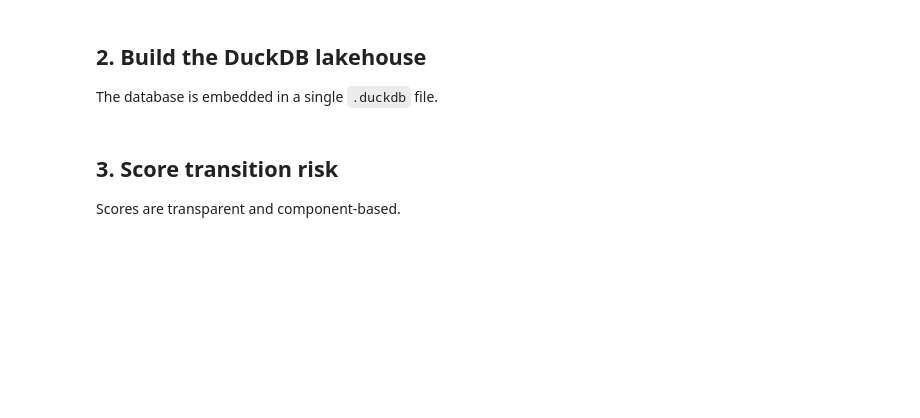
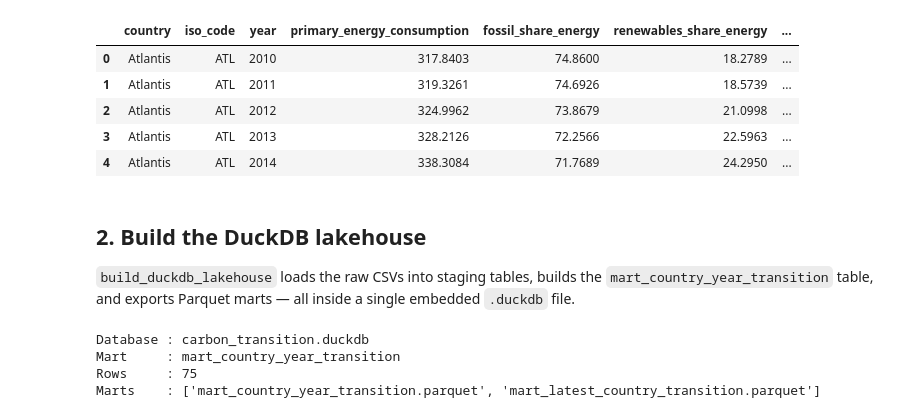
Before and after one commit to DiogoRibeiro7/carbon-transition-duckdb-lab, a Jupyter notebook: notebooks/01_duckdb_transition_workflow.ipynb, the cells around one changed output. Drawn from its saved outputs; the diff is of its cells as text; code cells hidden in the pictures; blank space fills up the shorter version.

```diff
--- a/notebooks/01_duckdb_transition_workflow.ipynb
+++ b/notebooks/01_duckdb_transition_workflow.ipynb
@@ -13,0 +19,25 @@ generate_synthetic_owid_data(raw_dir, start_year=2010, end_year=2024)
+# %%
+from pathlib import Path
+
+import matplotlib.pyplot as plt
+import pandas as pd
+
+pd.set_option("display.max_columns", 50)
+pd.set_option("display.width", 120)
+
+
+def find_repo_root(start: Path | None = None) -> Path:
+    """Walk upwards until the directory containing pyproject.toml is found."""
+    here = (start or Path.cwd()).resolve()
+    for candidate in (here, *here.parents):
+        if (candidate / "pyproject.toml").exists():
+            return candidate
+    return here
+
+
+REPO_ROOT = find_repo_root()
+RAW_DIR = REPO_ROOT / "data" / "raw"
+DB_PATH = REPO_ROOT / "data" / "processed" / "carbon_transition.duckdb"
+MARTS_DIR = REPO_ROOT / "data" / "processed" / "marts"
+REPORTS_DIR = REPO_ROOT / "reports" / "sample_run"
+print(f"Repository root: {REPO_ROOT}")
@@ -13,0 +50,10 @@ generate_synthetic_owid_data(raw_dir, start_year=2010, end_year=2024)
+# %%
+from carbon_transition_duckdb.sample_data import generate_synthetic_owid_data
+
+co2_path, energy_path = generate_synthetic_owid_data(
+    RAW_DIR, start_year=2010, end_year=2024
+)
+co2 = pd.read_csv(co2_path)
+energy = pd.read_csv(energy_path)
+print(f"CO2 rows: {len(co2)} | Energy rows: {len(energy)}")
+co2.head()
@@ -14,16 +68,28 @@ generate_synthetic_owid_data(raw_dir, start_year=2010, end_year=2024)
+# %%
+energy.head()
+# %% [output]
+|  | country | iso_code | year | primary_energy_consumption | fossil_share_energy | renewables_share_energy | ... |
+| 0 | Atlantis | ATL | 2010 | 317.8403 | 74.8600 | 18.2789 | ... |
+| 1 | Atlantis | ATL | 2011 | 319.3261 | 74.6926 | 18.5739 | ... |
+| 2 | Atlantis | ATL | 2012 | 324.9962 | 73.8679 | 21.0998 | ... |
+| 3 | Atlantis | ATL | 2013 | 328.2126 | 72.2566 | 22.5963 | ... |
+| 4 | Atlantis | ATL | 2014 | 338.3084 | 71.7689 | 24.2950 | ... |
 # %% [markdown]
 ## 2. Build the DuckDB lakehouse
-The database is embedded in a single `.duckdb` file.
+
+`build_duckdb_lakehouse` loads the raw CSVs into staging tables, builds the `mart_country_year_transition` table, and exports Parquet marts — all inside a single embedded `.duckdb` file.
 # %%
 from carbon_transition_duckdb.config import ProjectPaths
 from carbon_transition_duckdb.pipeline import build_duckdb_lakehouse
 
-paths = ProjectPaths(
-    raw_dir=raw_dir,
-    database=Path('../data/processed/carbon_transition.duckdb'),
-    export_dir=Path('../data/processed/marts'),
-)
-build_duckdb_lakehouse(paths)
+paths = ProjectPaths(raw_dir=RAW_DIR, database=DB_PATH, export_dir=MARTS_DIR)
+result = build_duckdb_lakehouse(paths)
+print(f"Database : {result.database.name}")
+print(f"Mart     : {result.mart_table}")
+print(f"Rows     : {result.row_count}")
+print("Marts    :", [p.name for p in sorted(MARTS_DIR.glob('*.parquet'))])
+# %% [output]
+Database : carbon_transition.duckdb
+Mart     : mart_country_year_transition
+Rows     : 75
+Marts    : ['mart_country_year_transition.parquet', 'mart_latest_country_transition.parquet']
-# %% [markdown]
-## 3. Score transition risk
-Scores are transparent and component-based.
```
Also changed, not shown: parts of 18 cells of this notebook, 6 other files.
